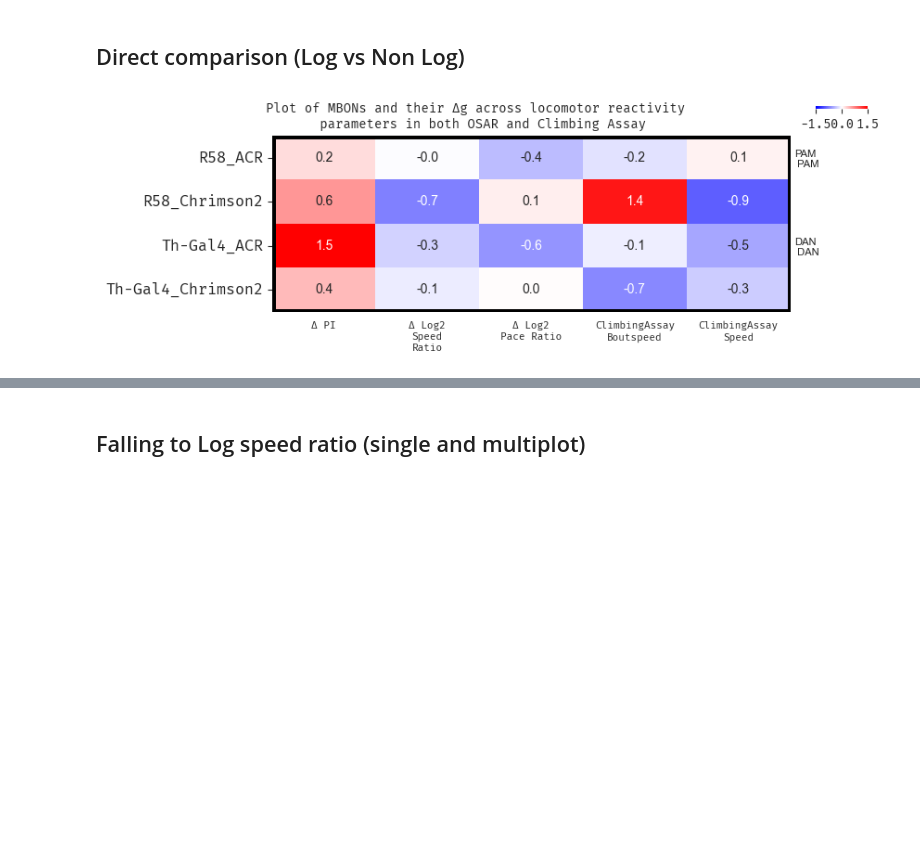
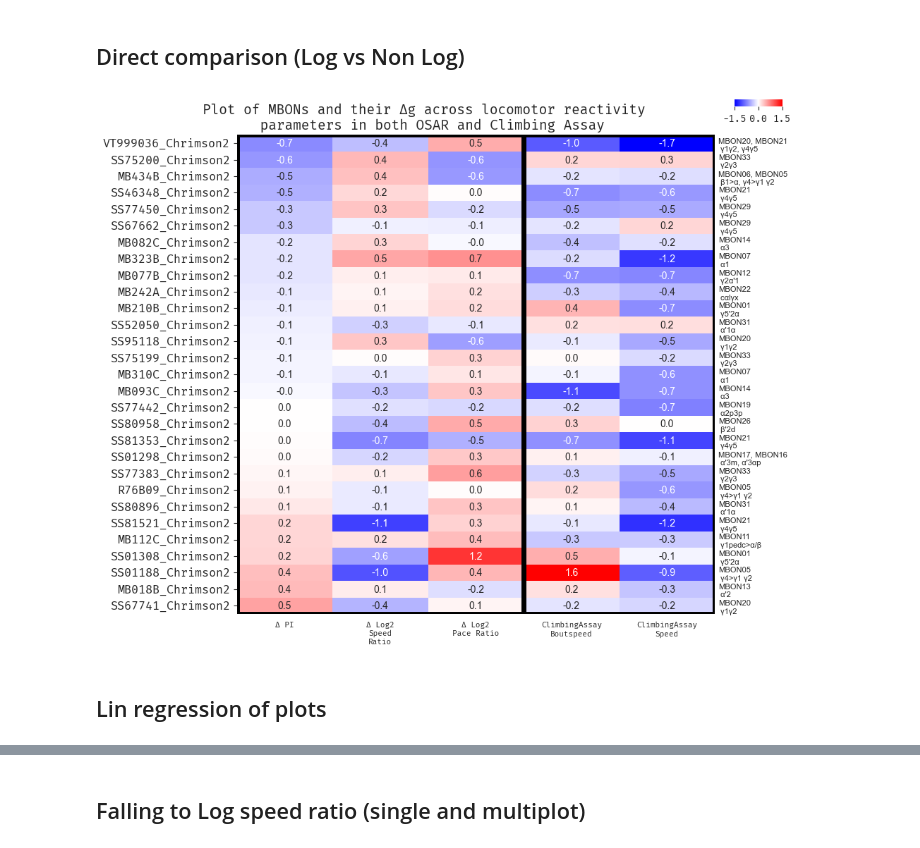
Before and after one commit to lnicole08/OSAR-Nicole-version, a Jupyter notebook: Falling-OSAR comparison.ipynb, the cells around one changed output, grey strips where cells are left out. Cells and saved outputs as stored; diff of their text form; code cells hidden in the pictures; blank space fills up the shorter version.

Commit message:
Combination folder added more lin regression items

```diff
--- a/Falling-OSAR comparison.ipynb
+++ b/Falling-OSAR comparison.ipynb
@@ -358,24 +307,30 @@ dfmultiresponderosar['genotypeandresponder'] = dfmultiresponderosar['MBON'] + "_
 dfregtotal= pd.concat([dfreg_ACR, dfreg_Chrimson2], axis = 0).reset_index(drop=True)
 dfosartotal = dfregtotal.loc[:,['genotypeandresponder', 'bspeed_deltag', 'speed_deltag']]
 
-dfmix = dfmultiresponderosar.merge(dfregtotal, on="genotypeandresponder", how= "inner")
-dfmix = dfmix.drop(['responder'], axis = 1)
+dfmix = dfmultiresponderosar.merge(dfosartotal, on="genotypeandresponder", how= "inner")
+#dfmix = dfmix.drop(['responder'], axis = 1)
 dfmix = dfmix.sort_values(by = ["genotypeandresponder"])
+
+osarmatchdf = dfmix[~dfmix['MBON'].isin(['R58', 'Th-Gal4'])]
 # %%
 #total mbon list including ACR and chrimson2
 from mpl_toolkits.axes_grid1.inset_locator import inset_axes
+responder = "Chrimson2"
 
 plt.rcParams["font.family"] = "Fira Mono"
 
-lstofmbonsiwant = ["R58", 'Th-Gal4']
-osarmatchdf = pd.DataFrame()
-for n in lstofmbonsiwant:
-    osarmatchdf = pd.concat([osarmatchdf, dfmix[dfmix['MBON'] == n]])
+if responder == 'Chrimson2':
+    responderrename = "CsChrimson"
+    df_specificmbon = osarmatchdf[osarmatchdf['responder']=="Chrimson2"].sort_values(by = "Δ PI", ascending=True).reset_index(drop=True)
 
-df00 = osarmatchdf.set_index(['genotypeandresponder'])
+if responder == 'ACR':
+    responderrename = "GtACR1"
+    df_specificmbon = osarmatchdf[osarmatchdf['responder']=="ACR"].sort_values(by = "Δ PI", ascending=True).reset_index(drop=True)
+
+df00 = df_specificmbon.set_index(['genotypeandresponder'])
 df00.columns = df00.columns.str.replace('_deltag', '')
 
-fig1, ax3 = plt.subplots(figsize=(8,3))
+fig1, ax3 = plt.subplots(figsize=(10,8))
 #adding extra axes label
 lobloclst = []
 mbonloclst = []
@@ -386,12 +341,19 @@ for n in df00['MBON']:
 df500['Lobe'] = lobloclst
 df500['Name'] = mbonloclst
 
-df00 = df00.drop(['MBON'], axis =1)
+df00 = df00.drop(['MBON', 'responder'], axis =1)
 #labelling of MBON number and location but ONLY ifc comparing ACR and CHRIMSON2
 
+# newdf500 = pd.DataFrame()
+# naming = df500['Name'].iloc[::2].to_frame().rename(columns = {"Name": ""})
+# lobing = df500['Lobe'].iloc[1::2].to_frame().rename(columns = {"Lobe": ""})
+# newlabel =(naming.values + "\n " + lobing.values).tolist()
+# newdf500['Merge'] = newlabel
+
+#single responder
 newdf500 = pd.DataFrame()
-naming = df500['Name'].iloc[::2].to_frame().rename(columns = {"Name": ""})
-lobing = df500['Lobe'].iloc[1::2].to_frame().rename(columns = {"Lobe": ""})
+naming = df500['Name'].to_frame().rename(columns = {"Name": ""})
+lobing = df500['Lobe'].to_frame().rename(columns = {"Lobe": ""})
 newlabel =(naming.values + "\n " + lobing.values).tolist()
 newdf500['Merge'] = newlabel
 
@@ -405,7 +367,7 @@ cax = inset_axes(ax3,
                  width="10%",  # width: 40% of parent_bbox width
                  height="1.5%",  # height: 10% of parent_bbox height
                  loc='lower right',
-                 bbox_to_anchor=(0.1, 1.3, 1, 1),
+                 bbox_to_anchor=(0.1, 1.1, 1, 1),
                  bbox_transform=ax3.transAxes,
                  borderpad=-2,
                  )
@@ -422,40 +384,45 @@ wrap_labels(j7, 10)
 j7.axhline(y = 0, color = 'k',
             linewidth = 5)
 
-j7.axhline(y = 4, color = 'k',
+j7.axhline(y = 29, color = 'k',
             linewidth = 5) #72 for max
+
+j7.axvline(x = 3, color = 'k',  #11
+            linewidth = 5)
 
 j7.axvline(x = 0, color = 'k',
             linewidth = 5)
 
 j7.axvline(x = 5, color = 'k',  #11
             linewidth = 5)
 
 #secondary axes
 j8 = j7.twinx()
 j8.set_ylim([0,j7.get_ylim()[0]])
 j8.set_yticks(j7.get_yticks())
 j8.tick_params(length=0)
 
 #y labels for mbon lobes and naming
 labellinglist = newdf500['Merge'].iloc[::-1]
 labelledlist = []
 for n in labellinglist:
-    labelledlist.extend(("", n[0]))  #inserts blank space after every list name
-    #labelledlist.extend(n)     #either or
+    #labelledlist.extend(("", n[0]))  #inserts blank space after every list name
+    labelledlist.extend(n)     #either or
 
 #j8.set_yticklabels(newdf500['Merge'].iloc[::-1], fontsize=10)
 j8.set_yticklabels(labelledlist, fontsize=8)
 j8.spines['top'].set_visible(False)
 j8.spines['right'].set_visible(False)
 j8.spines['bottom'].set_visible(False)
 j8.spines['left'].set_visible(False)
 
 
-j7.set_title('Plot of MBONs and their Δg across locomotor reactivity \n parameters in both OSAR and Climbing Assay', x=0.4, weight='bold', fontsize =10 )
+j7.set_title('Plot of MBONs and their Δg across locomotor reactivity \n parameters in both OSAR and Climbing Assay', x=0.4, weight='bold', fontsize =14)
 
 fig1.tight_layout()
 
 #plt.savefig(openPath + "images\\" + date + "_ACRChrimson2_deltagheatmapwithlobelocations.png", dpi = 1200)
 # %% [output]
-[figure, old version]
+[figure, new version]
+# %% [markdown]
+## Lin regression of plots
```
Also changed, not shown: parts of 14 cells of this notebook, 1 other file.
